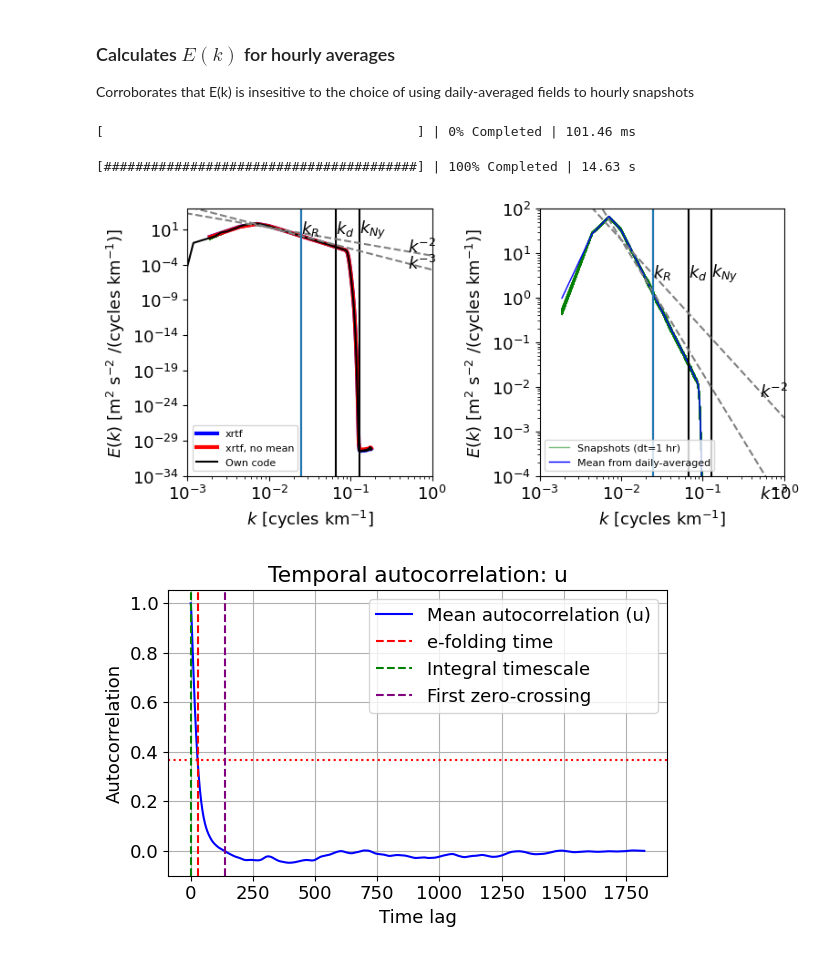
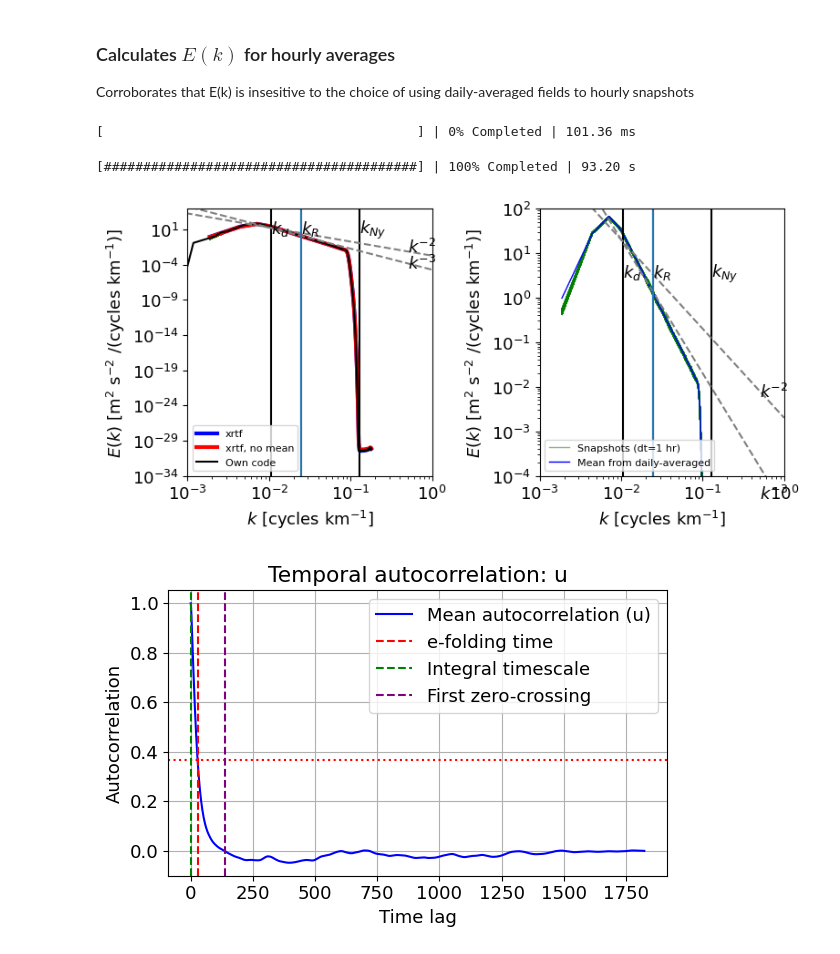
Before and after one commit to manuelogtzv/SF3_RLS, a Jupyter notebook: TwoLayer_QGModel_SFs_Fluxes.ipynb, the cells around one changed output. Cells and saved outputs as stored; diff of their text form; code cells hidden in the pictures.

```diff
--- a/TwoLayer_QGModel_SFs_Fluxes.ipynb
+++ b/TwoLayer_QGModel_SFs_Fluxes.ipynb
@@ -364,15 +393,15 @@ u0 = u1.chunk({'x': 256, 'y': 256, 'time': 1000})
 v0 = v1.chunk({'x': 256, 'y': 256, 'time': 1000})
 
 uiso0 = xrft.isotropic_power_spectrum(u0, dim=['x','y'],
-                                      window=None, detrend=None, scaling='density')
+                                      window=None, detrend=None)
 viso0 = xrft.isotropic_power_spectrum(v0, dim=['x','y'],
-                                      window=None, detrend=None, scaling='density')
+                                      window=None, detrend=None)
 
 # Removes mean
 uiso0_dm = xrft.isotropic_power_spectrum(u0-u0.mean(dim='time'), dim=['x','y'],
-                                         window=None, detrend=None, scaling='density')
+                                         window=None, detrend=None)
 viso0_dm = xrft.isotropic_power_spectrum(v0-v0.mean(dim='time'), dim=['x','y'],
-                                         window=None, detrend=None, scaling='density')
+                                         window=None, detrend=None)
 
 with ProgressBar():
     # KE isotropic wavenumber spectrum
@@ -405,18 +434,18 @@ v2 = eddy1y.v.isel(lev=0)
 
 # Calculates E(k)
 uiso1y = xrft.isotropic_power_spectrum(u2, dim=['x','y'],
-                                       window=None, detrend=None, scaling='density')
+                                       window=None, detrend=None)
 viso1y = xrft.isotropic_power_spectrum(v2, dim=['x','y'],
-                                       window=None, detrend=None, scaling='density')
+                                       window=None, detrend=None)
 
 with ProgressBar():
     ekeiso1y = .5*(uiso1y + viso1y).compute()
 # %% [output]
-[                                        ] | 0% Completed | 101.46 ms
+[                                        ] | 0% Completed | 101.36 ms
-[########################################] | 100% Completed | 14.63 s
+[########################################] | 100% Completed | 93.20 s
 # %%
 #### Checks that methods are correct
-rd = 15e3 #Rossby radius
+rd = 15e3*2*np.pi #Rossby radius
 beta = 1.5e-11
 U = 0.025
 krh = np.sqrt(beta/U) # Rhines wavenumber
@@ -453,34 +482,34 @@ plt.legend(fontsize=8)
 plt.ylabel('$E(k)$ [m$^2$ s$^{-2}$ /(cycles km$^{-1})$]')
 plt.xlabel('$k$ [cycles km$^{-1}$]')
 
 plt.subplot(1, 2, 2)
 plt.loglog(ekeiso1y.freq_r*1e3, ekeiso1y.T, color='green', alpha=0.5,
            linewidth=1)
 plt.loglog([], [], color='green', alpha=0.5, label='Snapshots (dt=1 hr)',
            linewidth=1)
 plt.loglog(ekeiso0.freq_r*1e3, ekeiso0.mean(dim='time'), '-', color='blue',
            label='Mean from daily-averaged', linewidth=1)
 plt.plot(np.ones((2,))*1/rd*1e3, [1e-40, 1e4], '-k')
 plt.plot(np.ones((2,))*kny*1e3, [1e-40, 1e4], '-k')
 plt.plot(np.ones((2,))*krh*1e3, [1e-40, 1e4], '-k')
 plt.plot(ks, Es2, '--', color='gray')
 plt.plot(ks, Es3, '--', color='gray')
 plt.loglog(krh*np.ones((2,))*1e3, [1e-42, 1e4])
 plt.text(5e-1, 6e-3, '$k^{-2}$')
 plt.text(5e-1, 3e-5, '$k^{-3}$')
 plt.text(kny*1e3, 3, '$k_{Ny}$')
 plt.text(1/rd*1e3, 3, '$k_d$')
 plt.text(krh*1e3, 3, '$k_{R}$')
 plt.ylim(1e-4, 1e2)
 plt.xlim(1e-3, 1e0)
 plt.legend(fontsize=8)
 plt.ylabel('$E(k)$ [m$^2$ s$^{-2}$ /(cycles km$^{-1})$]')
 plt.xlabel('$k$ [cycles km$^{-1}$]')
 
 plt.tight_layout()
 # fug.savefig('./FiguresMethodsPaper/figx_spectrum_qg.png', bbox_inches='tight', format='png', dpi=500)
 # %% [output]
-[figure, old version]
+[figure, new version]
 # %%
 ### Decorrelation time scale (daily fields)
 
```
Also changed, not shown: parts of 21 cells of this notebook, 1 other file.
